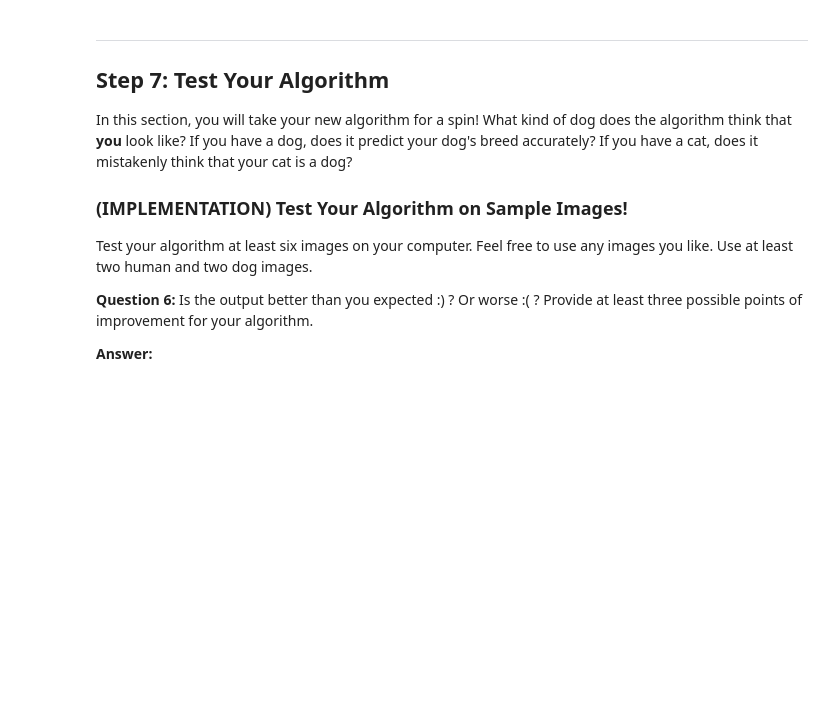
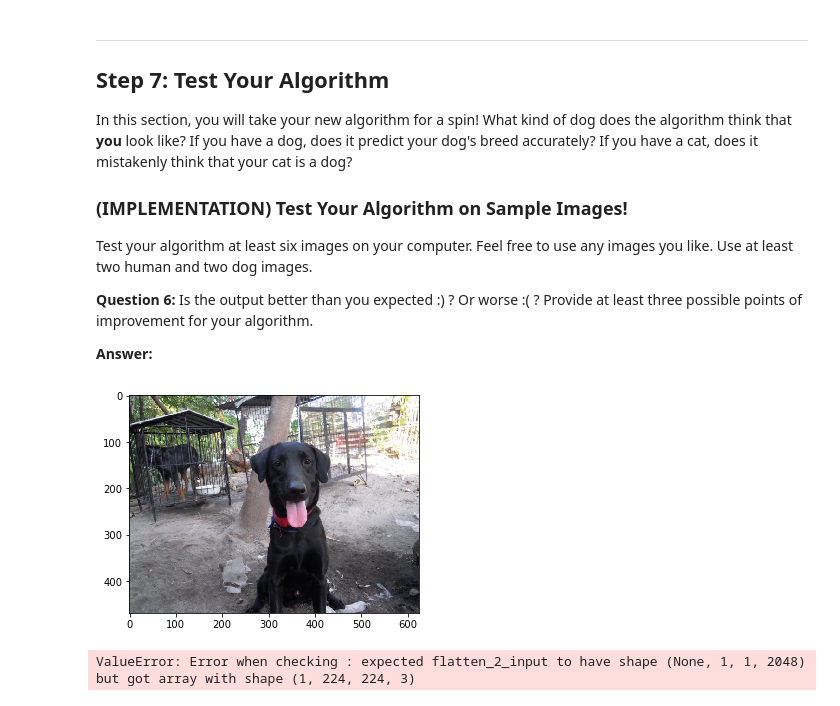
Before and after one commit to mavharsha/dl-solutions, a Jupyter notebook: dog-project/dog_app.ipynb, the cells around one changed output. Drawn from its saved outputs; the diff is of its cells as text; code cells hidden in the pictures; blank space fills up the shorter version.

```diff
--- a/dog-project/dog_app.ipynb
+++ b/dog-project/dog_app.ipynb
@@ -702,6 +681,13 @@ where `{network}`, in the above filename, should be one of `VGG19`, `Resnet50`,
 # %%
 ### TODO: Write a function that takes a path to an image as input
 ### and returns the dog breed that is predicted by the model.
+def ResNet50_dog_breed_predictor(path):
+    # extract bottleneck features
+    bottleneck_feature = extract_Resnet50(path_to_tensor(path))
+    # obtain predicted vector
+    predicted_vector = ResNet50_model.predict(bottleneck_feature)
+    # return dog breed that is predicted by the model
+    return dog_names[np.argmax(predicted_vector)]
 # %% [markdown]
 ---
 <a id='step6'></a>
@@ -726,3 +709,26 @@ Some sample output for our algorithm is provided below, but feel free to design
+# %%
+### TODO: Write your algorithm.
+### Feel free to use as many code cells as needed.
+def dog_and_human_predictor(path):
+    # load color (BGR) image
+    img = cv2.imread(path)
+
+    # convert BGR image to RGB for plotting
+    cv_rgb = cv2.cvtColor(img, cv2.COLOR_BGR2RGB)
+
+    # display the image, along with bounding box
+    plt.imshow(cv_rgb)
+    plt.show()
+    print(dog_detector(path))
+
+    '''if dog_detector(path) == True:
+        if face_detector(path) == True:
+            return print('Both human and dog are seen in the image. The breed of the dog is ', ResNet50_dog_breed_predictor(path))
+        return print('The breed of the dog seen in the image is ', ResNet50_dog_breed_predictor(path))
+    elif face_detector(path) == True:
+        return print('A Human is seen in the picture.')
+    else:
+        return print('Error detecting either a human or dog.')'''
 # %% [markdown]
 ---
 <a id='step7'></a>
@@ -740,4 +746,8 @@ __Answer:__
 # %%
 ## TODO: Execute your algorithm from Step 6 on
 ## at least 6 images on your computer.
 ## Feel free to use as many code cells as needed.
+dog_and_human_predictor("images/Labrador_retriever_06449.jpg")
+# %% [output]
+[figure, added]
+ValueError: Error when checking : expected flatten_2_input to have shape (None, 1, 1, 2048) but got array with shape (1, 224, 224, 3)
```
Also changed, not shown: parts of 10 cells of this notebook.
